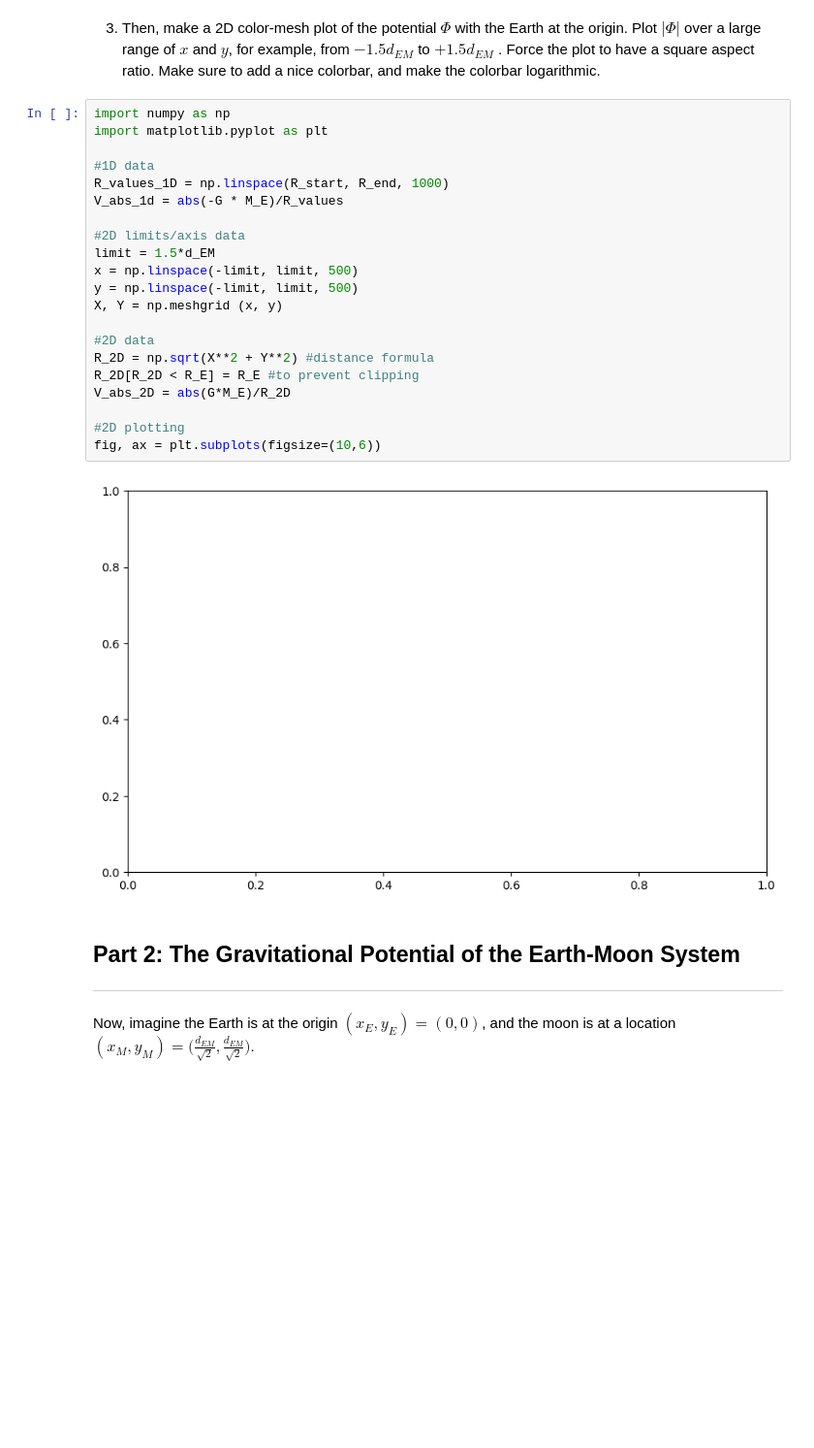
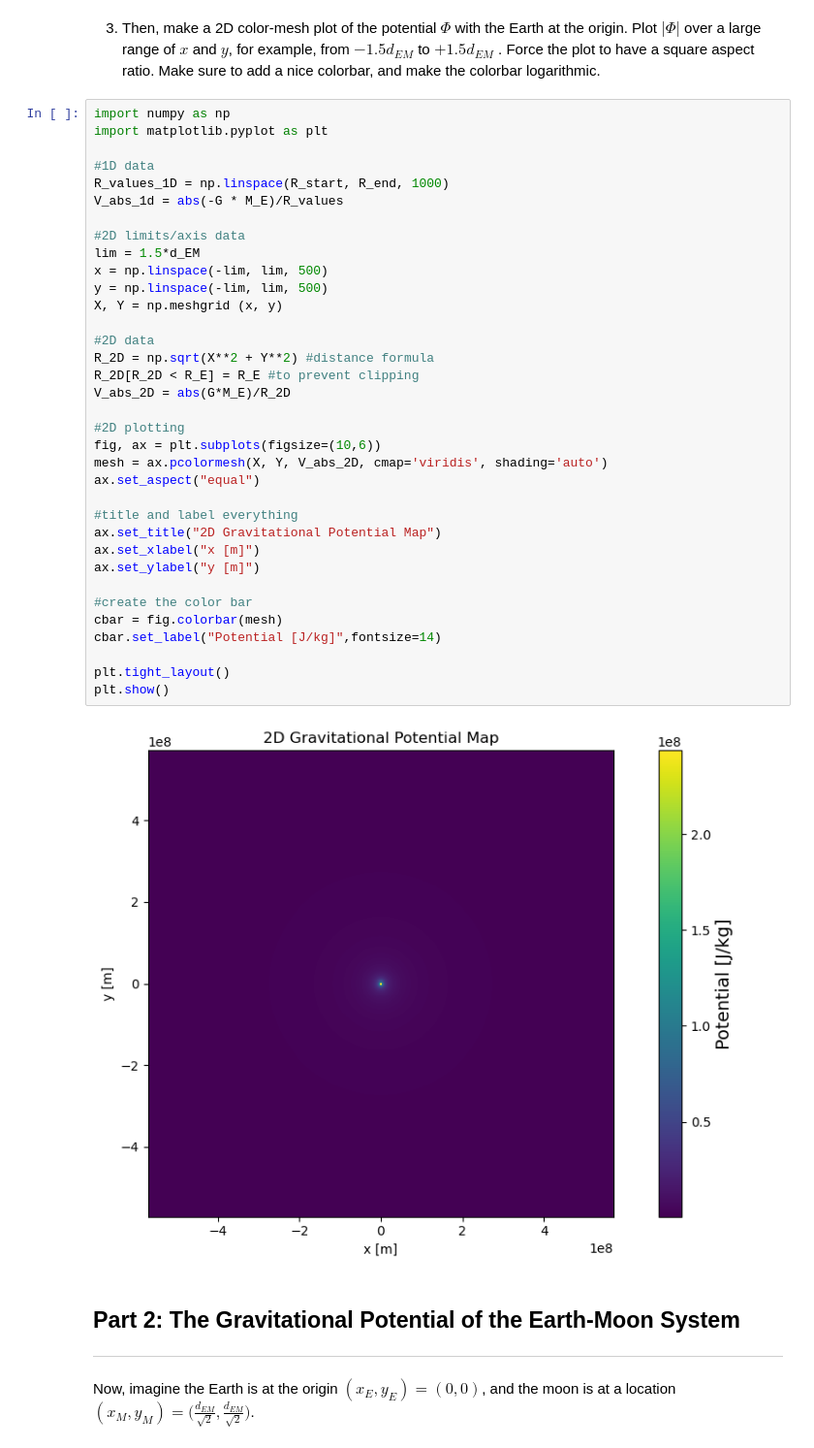
Before and after one commit to mkeen331/PHYS265-spring26, a Jupyter notebook: Lab1/lab1.ipynb, the cells around one changed output. Shown at 97% size. Drawn from its saved outputs; the diff is of its cells as text; blank space fills up the shorter version.

```diff
--- a/Lab1/lab1.ipynb
+++ b/Lab1/lab1.ipynb
@@ -132,26 +132,40 @@ a square aspect ratio. Make sure to add a nice colorbar, and make the colorbar l
 # %%
 import numpy as np
 import matplotlib.pyplot as plt
 
 #1D data
 R_values_1D = np.linspace(R_start, R_end, 1000)
 V_abs_1d = abs(-G * M_E)/R_values
 
 #2D limits/axis data
-limit = 1.5*d_EM
-x = np.linspace(-limit, limit, 500)
-y = np.linspace(-limit, limit, 500)
+lim = 1.5*d_EM
+x = np.linspace(-lim, lim, 500)
+y = np.linspace(-lim, lim, 500)
 X, Y = np.meshgrid (x, y)
 
 #2D data
 R_2D = np.sqrt(X**2 + Y**2) #distance formula
 R_2D[R_2D < R_E] = R_E #to prevent clipping
 V_abs_2D = abs(G*M_E)/R_2D
 
 #2D plotting
 fig, ax = plt.subplots(figsize=(10,6))
+mesh = ax.pcolormesh(X, Y, V_abs_2D, cmap='viridis', shading='auto')
+ax.set_aspect("equal")
+
+#title and label everything
+ax.set_title("2D Gravitational Potential Map")
+ax.set_xlabel("x [m]")
+ax.set_ylabel("y [m]")
+
+#create the color bar
+cbar = fig.colorbar(mesh)
+cbar.set_label("Potential [J/kg]",fontsize=14)
+
+plt.tight_layout()
+plt.show()
 # %% [output]
-[figure, old version]
+[figure, new version]
 # %% [markdown]
 ## Part 2: The Gravitational Potential of the Earth-Moon System
 -----
```
Also changed, not shown: parts of 2 cells of this notebook.
